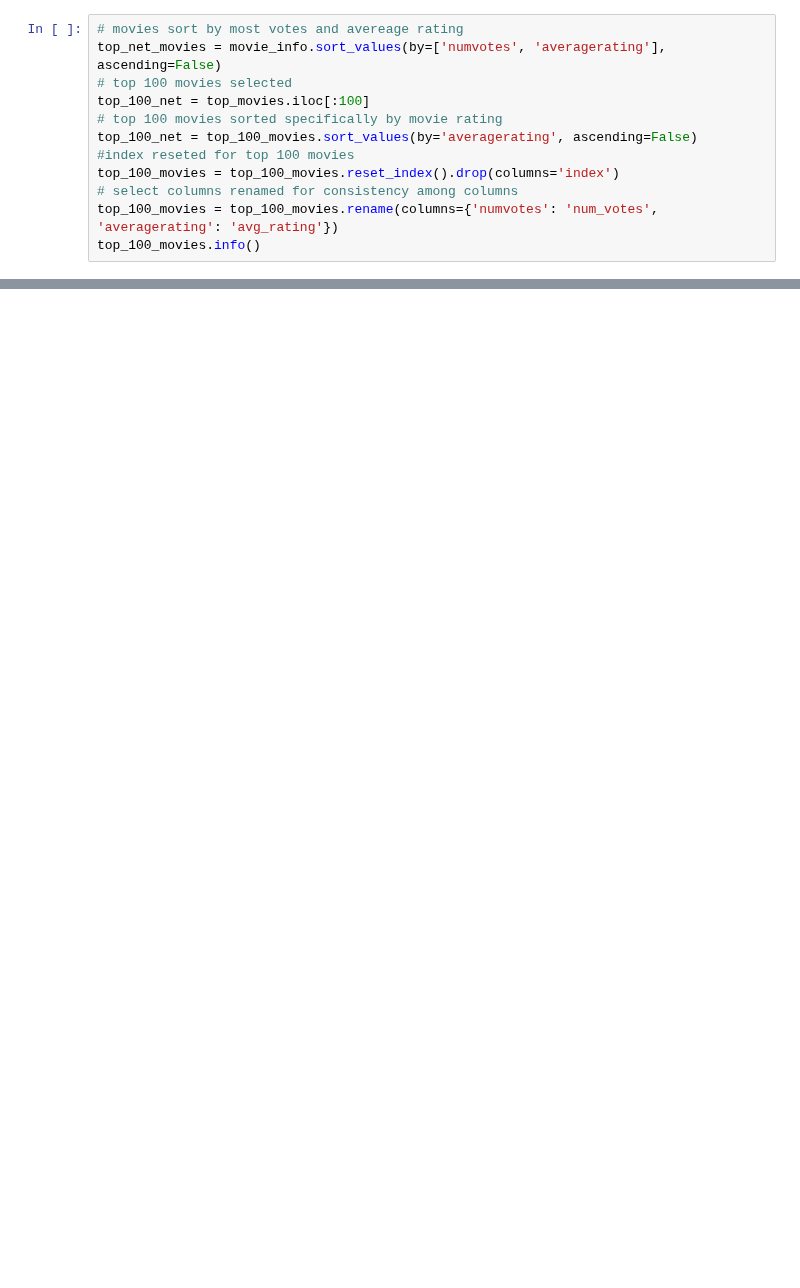
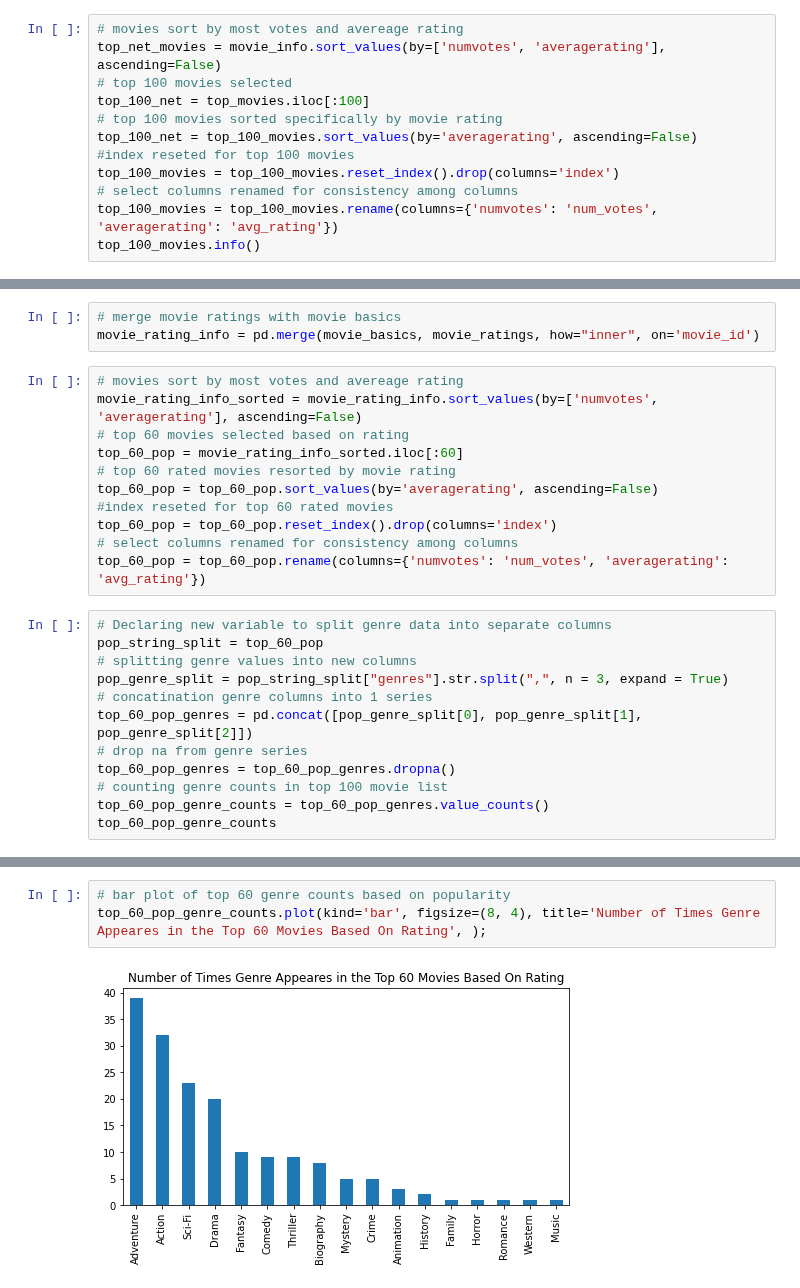
Before and after one commit to reboyce/Gilbert-Team-Repo, a Jupyter notebook: Notebooks/Chris Notebook.ipynb, the cells around one changed output, grey strips where cells are left out. Cells and saved outputs as stored; diff of their text form; blank space fills up the shorter version.

Commit message:
genre stuff added

```diff
--- a/Notebooks/Chris Notebook.ipynb
+++ b/Notebooks/Chris Notebook.ipynb
@@ -533,0 +628,26 @@ top_100_movies.info()
+# %%
+# merge movie ratings with movie basics
+movie_rating_info = pd.merge(movie_basics, movie_ratings, how="inner", on='movie_id')
+# %%
+# movies sort by most votes and avereage rating
+movie_rating_info_sorted = movie_rating_info.sort_values(by=['numvotes', 'averagerating'], ascending=False)
+# top 60 movies selected based on rating
+top_60_pop = movie_rating_info_sorted.iloc[:60]
+# top 60 rated movies resorted by movie rating
+top_60_pop = top_60_pop.sort_values(by='averagerating', ascending=False)
+#index reseted for top 60 rated movies
+top_60_pop = top_60_pop.reset_index().drop(columns='index')
+# select columns renamed for consistency among columns
+top_60_pop = top_60_pop.rename(columns={'numvotes': 'num_votes', 'averagerating': 'avg_rating'})
+# %%
+# Declaring new variable to split genre data into separate columns
+pop_string_split = top_60_pop
+# splitting genre values into new columns
+pop_genre_split = pop_string_split["genres"].str.split(",", n = 3, expand = True)
+# concatination genre columns into 1 series
+top_60_pop_genres = pd.concat([pop_genre_split[0], pop_genre_split[1], pop_genre_split[2]])
+# drop na from genre series
+top_60_pop_genres = top_60_pop_genres.dropna()
+# counting genre counts in top 100 movie list
+top_60_pop_genre_counts = top_60_pop_genres.value_counts()
+top_60_pop_genre_counts
@@ -533,0 +673,5 @@ top_100_movies.info()
+# %%
+# bar plot of top 60 genre counts based on popularity
+top_60_pop_genre_counts.plot(kind='bar', figsize=(8, 4), title='Number of Times Genre Appeares in the Top 60 Movies Based On Rating', );
+# %% [output]
+[figure, added]
```
Also changed, not shown: parts of 35 cells of this notebook.
